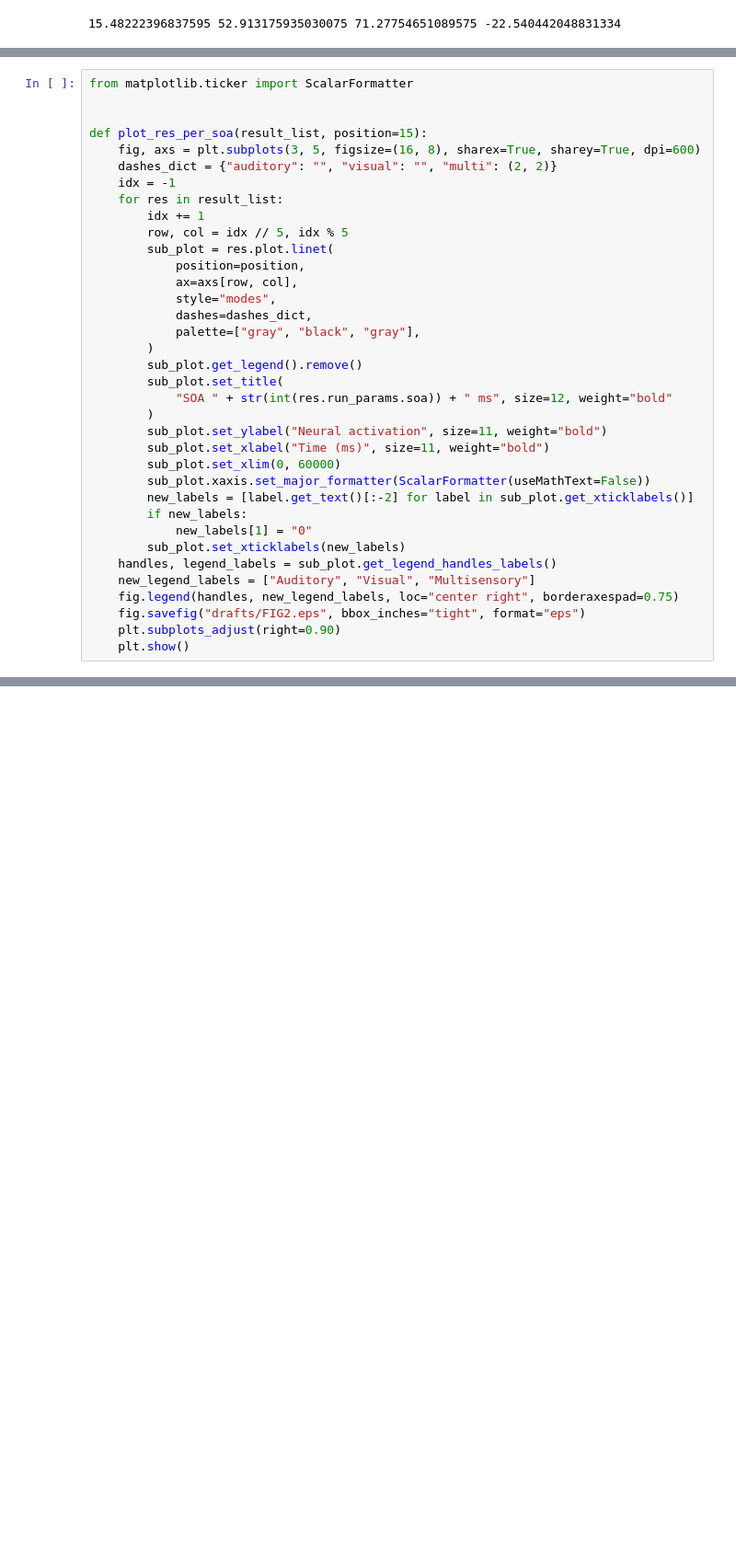
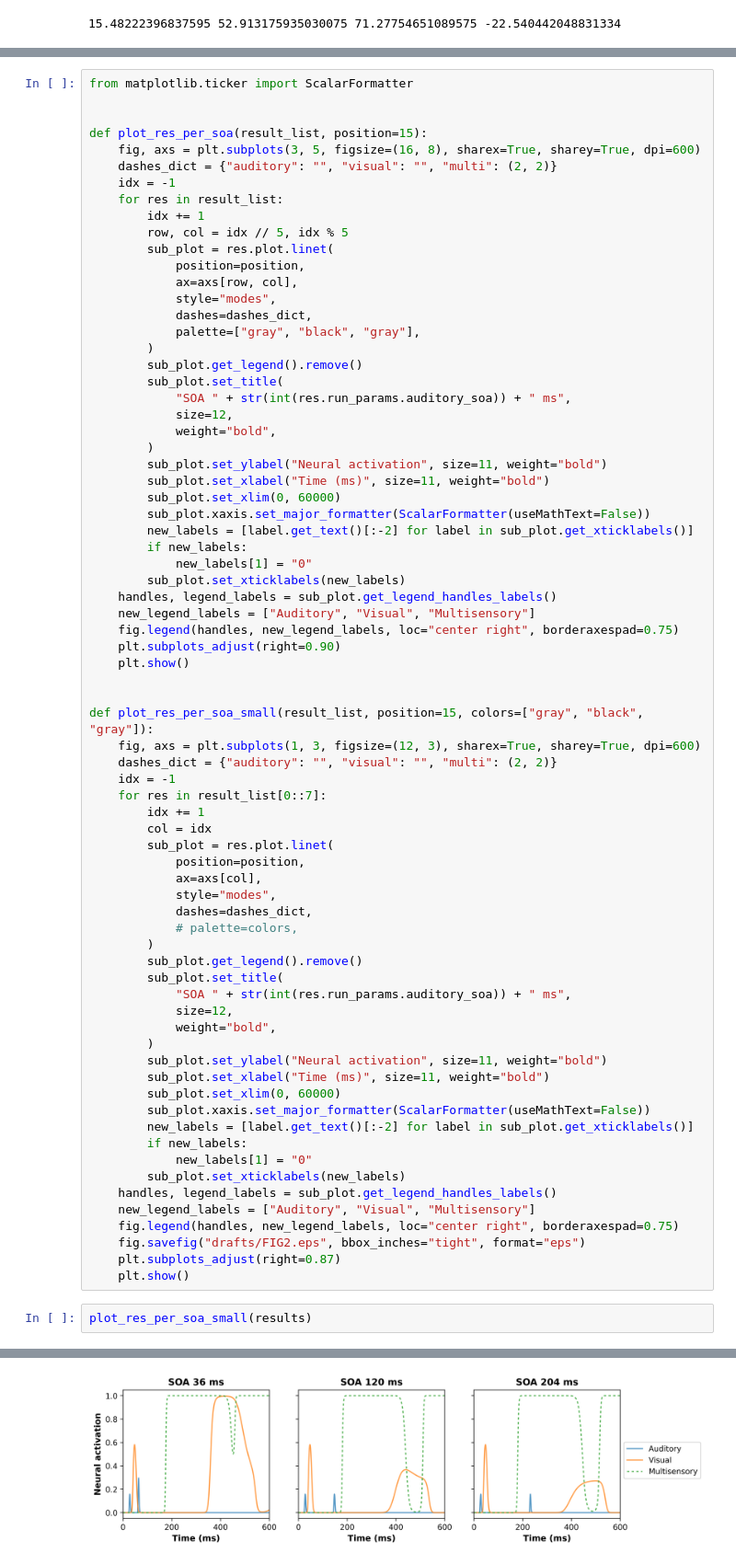
Before and after one commit to renatoparedes/SCZ_DFI_Model, a Jupyter notebook: LSPQ_Fitting.ipynb, the cells around one changed output, grey strips where cells are left out. Shown at 92% size. Saved outputs shown, nothing was run; the diff lists cells and outputs as text; blank space fills up the shorter version.

```diff
--- a/LSPQ_Fitting.ipynb
+++ b/LSPQ_Fitting.ipynb
@@ -342,7 +342,44 @@ def plot_res_per_soa(result_list, position=15):
         )
         sub_plot.get_legend().remove()
         sub_plot.set_title(
-            "SOA " + str(int(res.run_params.soa)) + " ms", size=12, weight="bold"
+            "SOA " + str(int(res.run_params.auditory_soa)) + " ms",
+            size=12,
+            weight="bold",
+        )
+        sub_plot.set_ylabel("Neural activation", size=11, weight="bold")
+        sub_plot.set_xlabel("Time (ms)", size=11, weight="bold")
+        sub_plot.set_xlim(0, 60000)
+        sub_plot.xaxis.set_major_formatter(ScalarFormatter(useMathText=False))
+        new_labels = [label.get_text()[:-2] for label in sub_plot.get_xticklabels()]
+        if new_labels:
+            new_labels[1] = "0"
+        sub_plot.set_xticklabels(new_labels)
+    handles, legend_labels = sub_plot.get_legend_handles_labels()
+    new_legend_labels = ["Auditory", "Visual", "Multisensory"]
+    fig.legend(handles, new_legend_labels, loc="center right", borderaxespad=0.75)
+    plt.subplots_adjust(right=0.90)
+    plt.show()
+
+
+def plot_res_per_soa_small(result_list, position=15, colors=["gray", "black", "gray"]):
+    fig, axs = plt.subplots(1, 3, figsize=(12, 3), sharex=True, sharey=True, dpi=600)
+    dashes_dict = {"auditory": "", "visual": "", "multi": (2, 2)}
+    idx = -1
+    for res in result_list[0::7]:
+        idx += 1
+        col = idx
+        sub_plot = res.plot.linet(
+            position=position,
+            ax=axs[col],
+            style="modes",
+            dashes=dashes_dict,
+            # palette=colors,
+        )
+        sub_plot.get_legend().remove()
+        sub_plot.set_title(
+            "SOA " + str(int(res.run_params.auditory_soa)) + " ms",
+            size=12,
+            weight="bold",
         )
         sub_plot.set_ylabel("Neural activation", size=11, weight="bold")
         sub_plot.set_xlabel("Time (ms)", size=11, weight="bold")
@@ -356,5 +393,8 @@ def plot_res_per_soa(result_list, position=15):
     new_legend_labels = ["Auditory", "Visual", "Multisensory"]
     fig.legend(handles, new_legend_labels, loc="center right", borderaxespad=0.75)
     fig.savefig("drafts/FIG2.eps", bbox_inches="tight", format="eps")
-    plt.subplots_adjust(right=0.90)
+    plt.subplots_adjust(right=0.87)
     plt.show()
+# %%
+plot_res_per_soa_small(results)
+# %% [output]
@@ -361,3 +402,4 @@ def plot_res_per_soa(result_list, position=15):
+[figure, added]
 # %%
 plot_res_per_soa(results)
 # %% [output]
```
Also changed, not shown: parts of 3 cells of this notebook.
